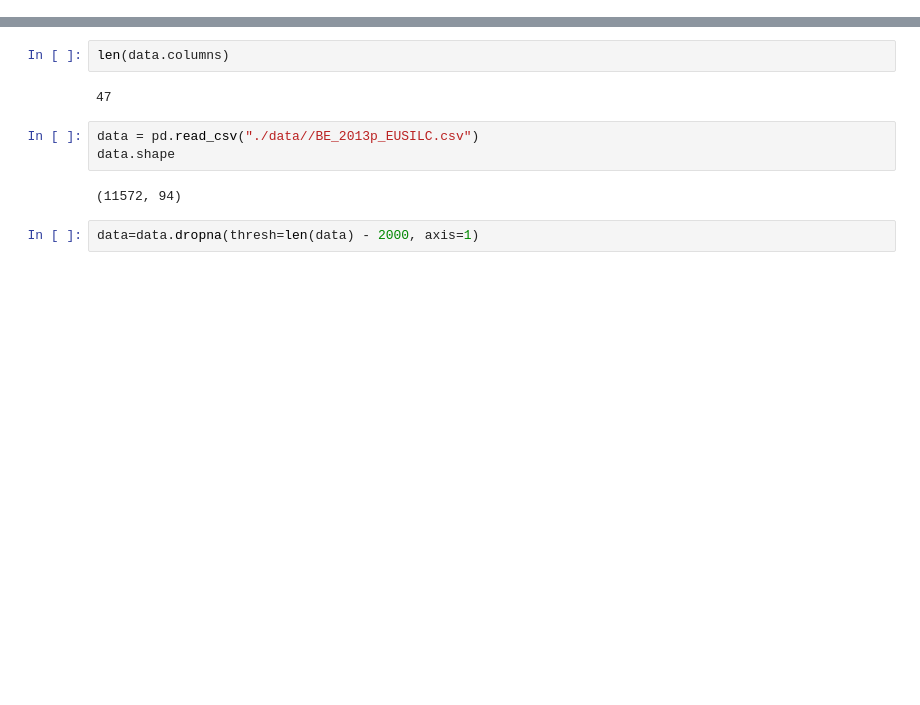
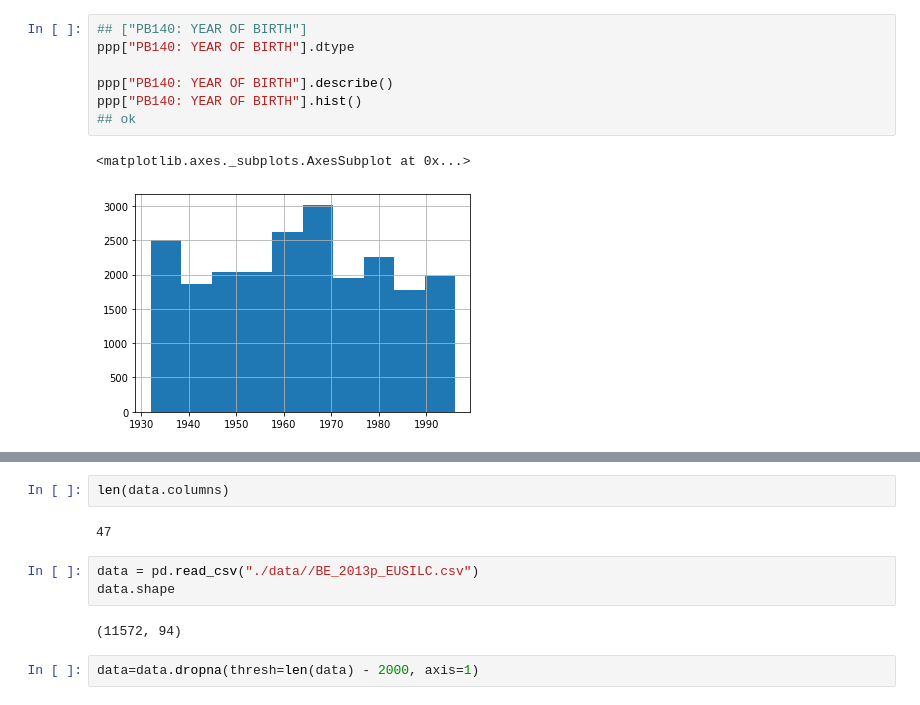
Before and after one commit to ta-data-lis/final-project, a Jupyter notebook: your-project/code.ipynb, the cells around one changed output, grey strips where cells are left out. Drawn from its saved outputs; the diff is of its cells as text; blank space fills up the shorter version.

```diff
--- a/your-project/code.ipynb
+++ b/your-project/code.ipynb
@@ -49,0 +462,10 @@ data=data.dropna(thresh=len(data) - 1000, axis=1)
+# %%
+## ["PB140: YEAR OF BIRTH"]
+ppp["PB140: YEAR OF BIRTH"].dtype
+
+ppp["PB140: YEAR OF BIRTH"].describe()
+ppp["PB140: YEAR OF BIRTH"].hist()
+## ok
+# %% [output]
+<matplotlib.axes._subplots.AxesSubplot at 0x...>
+[figure, added]
```
Also changed, not shown: parts of 93 cells of this notebook, 5 other files.
